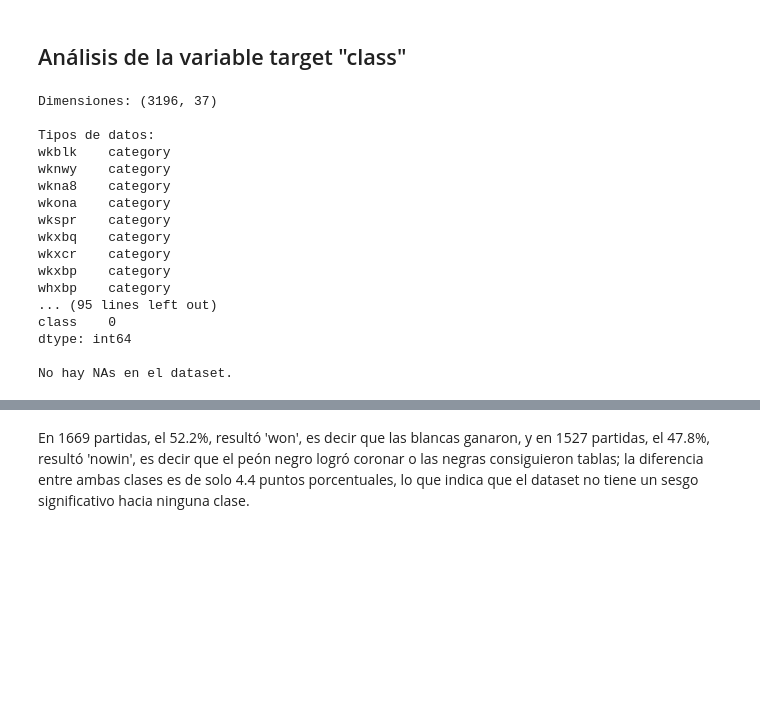
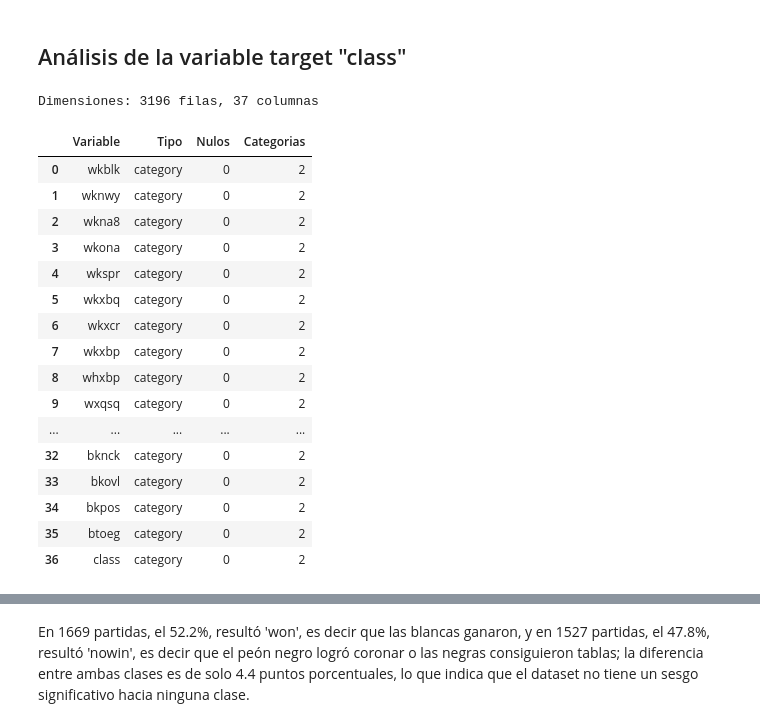
Before and after one commit to Vala2007/pdata, a Jupyter notebook: _sources/eda.ipynb, the cells around one changed output, grey strips where cells are left out. Drawn from its saved outputs; the diff is of its cells as text; code cells hidden in the pictures; blank space fills up the shorter version.

```diff
--- a/_sources/eda.ipynb
+++ b/_sources/eda.ipynb
@@ -28,39 +28,43 @@ nombres = [
 # %% [markdown]
 ## Análisis de la variable target "class"
 # %%
+# Configurar pandas para mostrar todas las filas
+pd.set_option('display.max_rows', None)
+
 # Cargar datos
 datos = pd.read_csv("kr-vs-kp.data", header=None, names=nombres)
 
-# Convertir a tipo 'category' (equivalente a factor en R)
 for col in datos.columns:
     datos[col] = datos[col].astype('category')
 
-# Inspección inicial
-print("Dimensiones:", datos.shape)
-print("\nTipos de datos:")
-print(datos.dtypes)
-print("\nPrimeras filas:")
-print(datos.head())
+print(f"Dimensiones: {datos.shape[0]} filas, {datos.shape[1]} columnas")
 
-print("Valores nulos por columna:")
-print(datos.isnull().sum())
-print("\nNo hay NAs en el dataset.")
+# Resumen
+resumen = pd.DataFrame({
+    'Variable': datos.columns,
+    'Tipo': datos.dtypes.values,
+    'Nulos': datos.isnull().sum().values,
+    'Categorias': [datos[col].nunique() for col in datos.columns]
+})
+
+display(resumen)
 # %% [output]
-Dimensiones: (3196, 37)
-
-Tipos de datos:
-wkblk    category
-wknwy    category
-wkna8    category
-wkona    category
-wkspr    category
-wkxbq    category
-wkxcr    category
-wkxbp    category
-whxbp    category
-... (95 lines left out)
-class    0
-dtype: int64
-
-No hay NAs en el dataset.
+Dimensiones: 3196 filas, 37 columnas
+|  | Variable | Tipo | Nulos | Categorias |
+| 0 | wkblk | category | 0 | 2 |
+| 1 | wknwy | category | 0 | 2 |
+| 2 | wkna8 | category | 0 | 2 |
+| 3 | wkona | category | 0 | 2 |
+| 4 | wkspr | category | 0 | 2 |
+| 5 | wkxbq | category | 0 | 2 |
+| 6 | wkxcr | category | 0 | 2 |
+| 7 | wkxbp | category | 0 | 2 |
+| 8 | whxbp | category | 0 | 2 |
+| 9 | wxqsq | category | 0 | 2 |
+| ... | ... | ... | ... | ... |
+| 32 | bknck | category | 0 | 2 |
+| 33 | bkovl | category | 0 | 2 |
+| 34 | bkpos | category | 0 | 2 |
+| 35 | btoeg | category | 0 | 2 |
+| 36 | class | category | 0 | 2 |
 # %%
```
Also changed, not shown: parts of 7 cells of this notebook, 3 other files.
